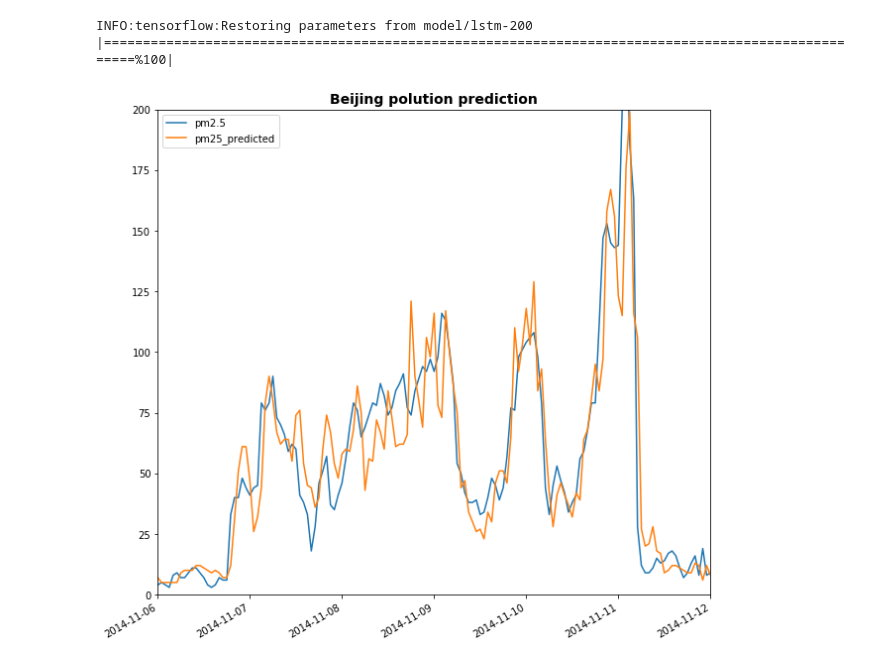
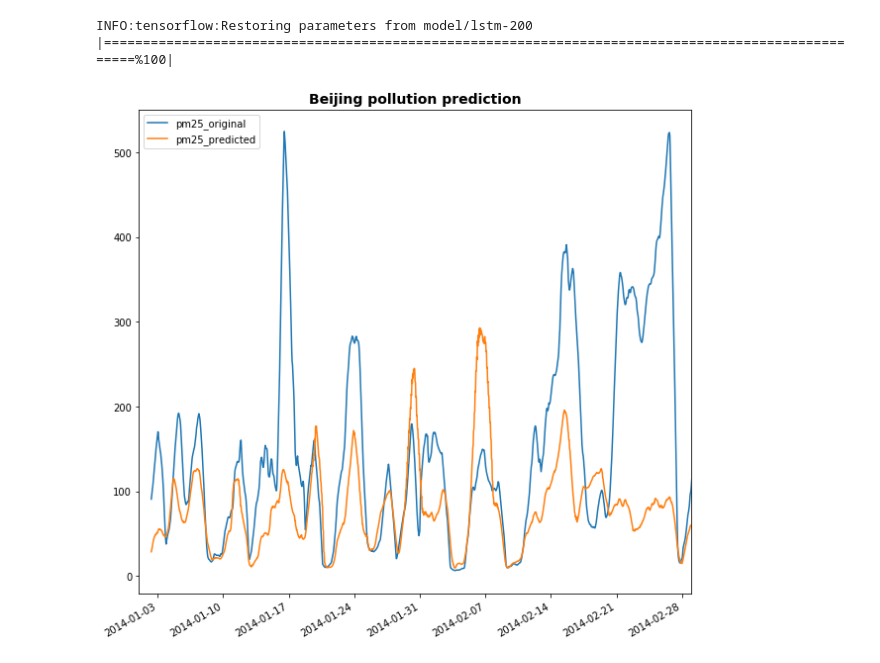
Before and after one commit to shawnrca/TS_LSTM, a Jupyter notebook: LSTM inference.ipynb, the cells around one changed output. Saved outputs shown, nothing was run; the diff lists cells and outputs as text; code cells hidden in the pictures.

```diff
--- a/LSTM inference.ipynb
+++ b/LSTM inference.ipynb
@@ -92,6 +92,7 @@ class PRSA_lstm:
 # %%
 data = pd.read_csv("PRSA_data_2010.1.1-2014.12.31.csv")
 data["pm25_predicted"] = 0
+data["pm25_original"] = data["pm2.5"]
 data = data[np.isnan(data["pm2.5"])==False]
 
 data.index = data.apply(lambda x:datetime(x.year, x.month, x.day, x.hour), axis=1)
@@ -106,25 +107,30 @@ data = data.iloc[35029::]
 
 i=0
 predicted = 0
+predicted_value = 0
 #Do the time series indexing out may be
 while i < len(data)-24:
     its = i//((len(data)-24)//100)
+    if i > 0:
+        data.iat[i+23, np.where(data.columns=="pm2.5")[0][0]] = predicted_value
 
-    data_test = data.drop(labels="pm25_predicted", axis=1).iloc[i:i+24].copy()
+    data_test = data.drop(labels=["pm25_predicted", "pm25_original"], axis=1).iloc[i:i+24].copy()
     predicted_value = m.predict(data_test)
     data.iat[i+23, np.where(data.columns=="pm25_predicted")[0][0]] = predicted_value
 
+
     print("\r{}{:103}{}".format("|", "="*its+"%"+str(its), "|"), end=" ")
     i +=1
 # %% [output]
 INFO:tensorflow:Restoring parameters from model/lstm-200
 |====================================================================================================%100|
 # %%
-data = data[data.pm25_predicted!=0][["pm2.5", "pm25_predicted"]]
-data.plot(figsize=[10, 10])
-plt.title("Beijing polution prediction", fontweight="bold", fontsize=14)
-plt.xlim("2014-11-06", "2014-11-12")
-plt.ylim(0, 200)
+data = data[data.pm25_predicted!=0][["pm25_original", "pm25_predicted"]]
+data_sm = data.rolling(20).mean()
+data_sm.plot(figsize=[10, 10])
+plt.title("Beijing pollution prediction", fontweight="bold", fontsize=14)
+plt.xlim("2014-01", "2014-03")
+
 plt.show()
 # %% [output]
-[figure, old version]
+[figure, new version]
```
